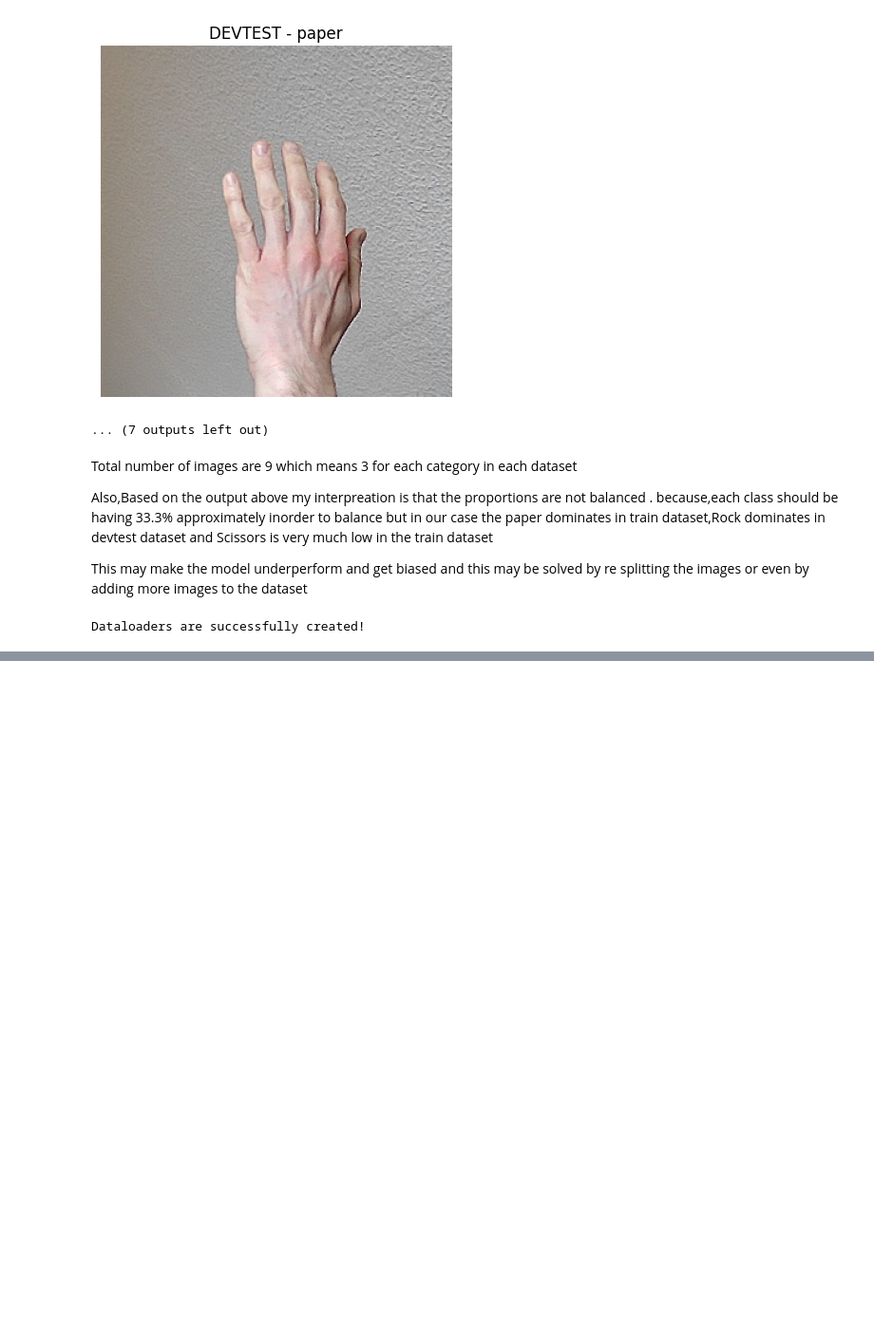
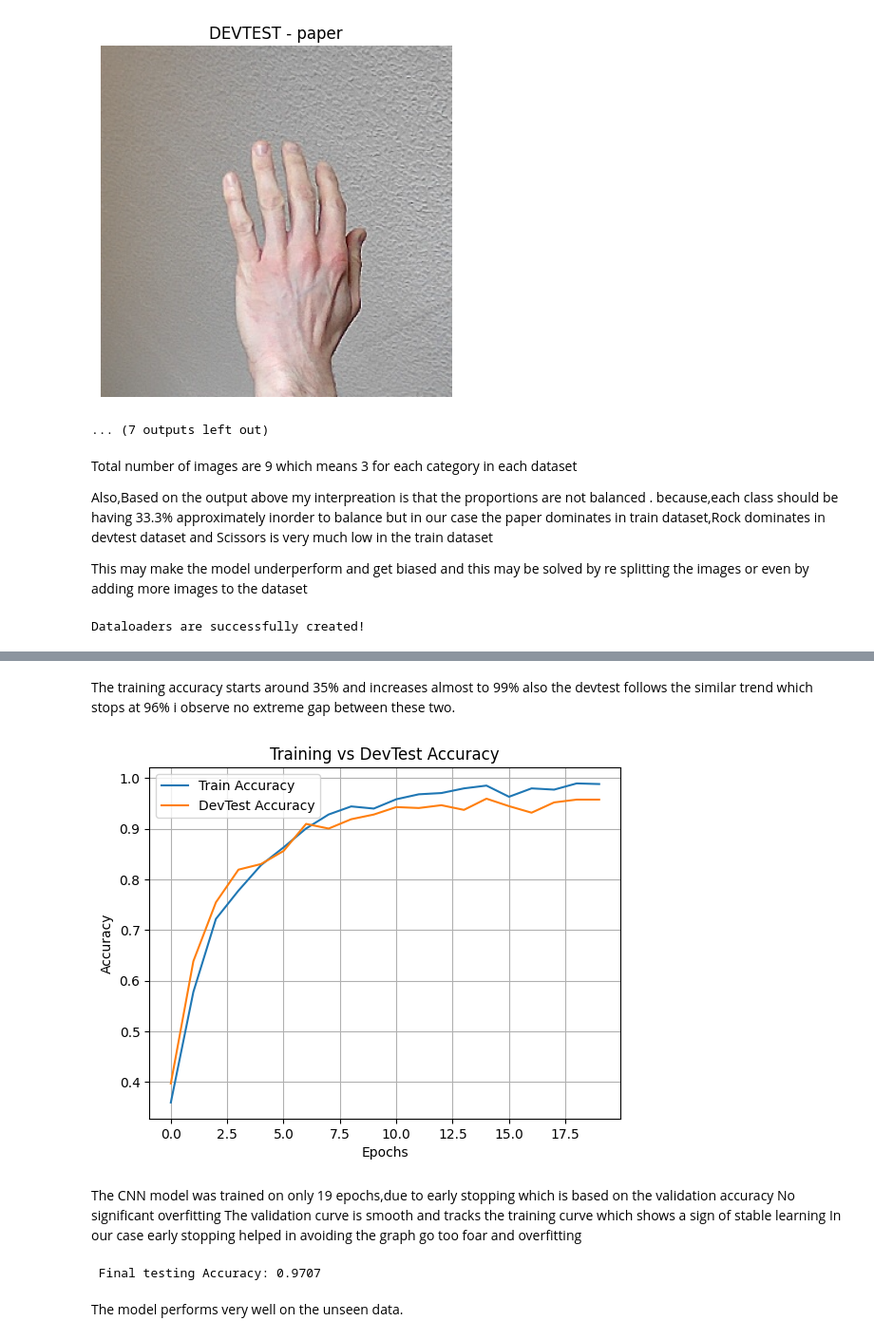
Before and after one commit to COMP3420-2025S1/assignment-2-48479853, a Jupyter notebook: 48479853.ipynb, the cells around one changed output, grey strips where cells are left out. Shown at 95% size. Saved outputs shown, nothing was run; the diff lists cells and outputs as text; code cells hidden in the pictures; blank space fills up the shorter version.

```diff
--- a/48479853.ipynb
+++ b/48479853.ipynb
@@ -203,0 +230,17 @@ Dataloaders are successfully created!
+# %%
+import torch.optim as optim
+import torch
+
+device = torch.device("cuda" if torch.cuda.is_available() else "cpu")
+model.to(device)
+
+# Loss and optimizer
+criterion = nn.CrossEntropyLoss() #Usually used for multi class classification
+optimizer = optim.Adam(model.parameters(), lr=0.001)
+# %%
+num_epochs = 30
+train_accuracy_list = []
+val_accuracy_list = []
+best_val_accuracy = 0    #for tracking the best accuracy till then.
+patience = 5    #used to stop training if the accuracy of devtest doesnot improve after 5 epochs
+epochs_no_improve = 0
@@ -203,0 +311,41 @@ Dataloaders are successfully created!
+# %% [markdown]
+The training accuracy starts around 35% and increases almost to 99% also the devtest follows the similar trend which stops at 96% i observe no extreme gap between these two.
+# %%
+import matplotlib.pyplot as plt
+
+plt.plot(train_accuracy_list, label='Train Accuracy')
+plt.plot(val_accuracy_list, label='DevTest Accuracy')
+plt.xlabel("Epochs")
+plt.ylabel("Accuracy")
+plt.title("Training vs DevTest Accuracy")
+plt.legend()
+plt.grid(True)
+plt.show()
+#This graph helps to understand and visulaize overfitting or underfitting
+# %% [output]
+[figure, added]
+# %% [markdown]
+The CNN model was trained on only 19 epochs,due to early stopping which is based on the validation accuracy
+No significant overfitting
+The validation curve is smooth and tracks the training curve which shows a sign of stable learning
+In our case early stopping helped in avoiding the graph go too foar and overfitting
+# %%
+# Loading the best model
+model.load_state_dict(torch.load("best-model.pth"))
+model.eval()
+
+correct, total = 0, 0
+with torch.no_grad():
+    for images, labels in test_loader:
+        images, labels = images.to(device), labels.to(device)
+        outputs = model(images)
+        _, predicted = torch.max(outputs, 1)
+        correct += (predicted == labels).sum().item()
+        total += labels.size(0)
+
+test_acc = correct / total
+print(f" Final testing Accuracy: {test_acc:.4f}")
+# %% [output]
+ Final testing Accuracy: 0.9707
+# %% [markdown]
+The model performs very well on the unseen data.
```
Also changed, not shown: parts of 17 cells of this notebook, 2 other files.
